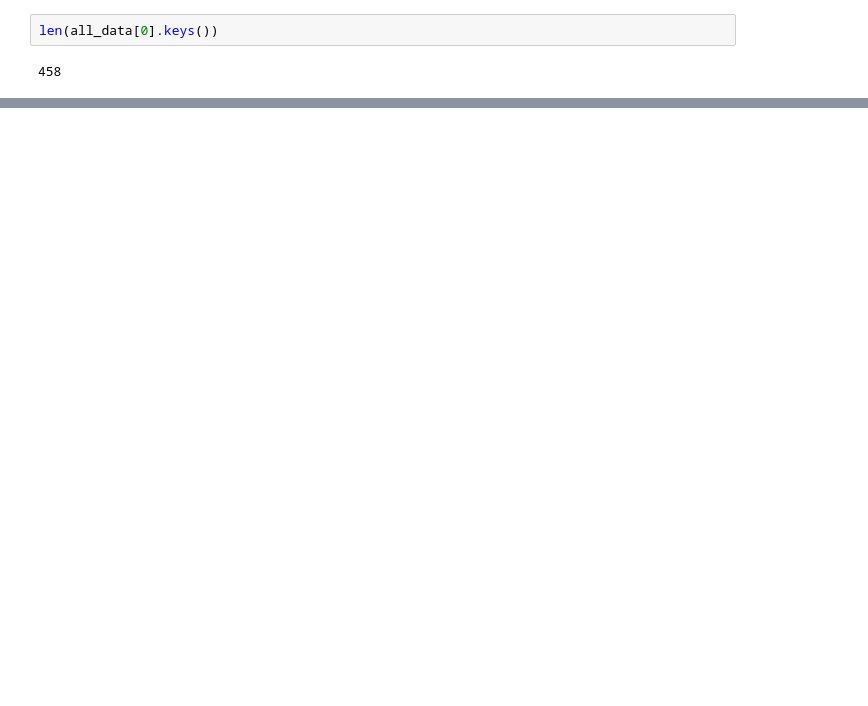
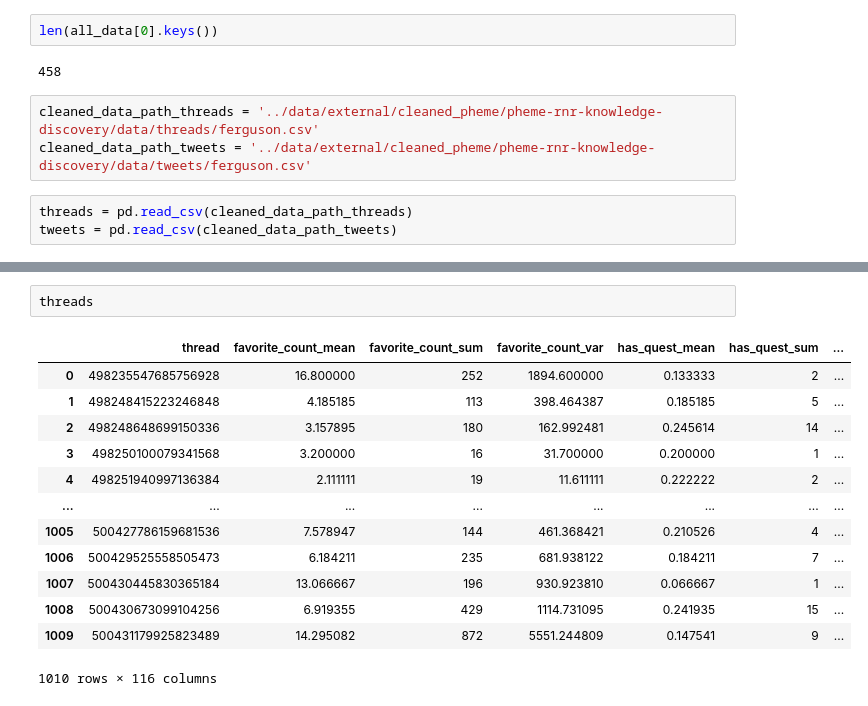
Before and after one commit to ethan-grinberg/misinformation-cluster-analysis, a Jupyter notebook: notebooks/8-ebg-explore-pheme.ipynb, the cells around one changed output, grey strips where cells are left out. Drawn from its saved outputs; the diff is of its cells as text; blank space fills up the shorter version.

Commit message:
looked at cleaned pheme data

```diff
--- a/notebooks/8-ebg-explore-pheme.ipynb
+++ b/notebooks/8-ebg-explore-pheme.ipynb
@@ -68,3 +83,9 @@ all_data
 len(all_data[0].keys())
 # %% [output]
 458
+# %%
+cleaned_data_path_threads = '../data/external/cleaned_pheme/pheme-rnr-knowledge-discovery/data/threads/ferguson.csv'
+cleaned_data_path_tweets = '../data/external/cleaned_pheme/pheme-rnr-knowledge-discovery/data/tweets/ferguson.csv'
+# %%
+threads = pd.read_csv(cleaned_data_path_threads)
+tweets = pd.read_csv(cleaned_data_path_tweets)
@@ -70,0 +108,16 @@ len(all_data[0].keys())
+# %%
+threads
+# %% [output]
+|  | thread | favorite_count_mean | favorite_count_sum | favorite_count_var | has_quest_mean | has_quest_sum | ... |
+| 0 | 498235547685756928 | 16.800000 | 252 | 1894.600000 | 0.133333 | 2 | ... |
+| 1 | 498248415223246848 | 4.185185 | 113 | 398.464387 | 0.185185 | 5 | ... |
+| 2 | 498248648699150336 | 3.157895 | 180 | 162.992481 | 0.245614 | 14 | ... |
+| 3 | 498250100079341568 | 3.200000 | 16 | 31.700000 | 0.200000 | 1 | ... |
+| 4 | 498251940997136384 | 2.111111 | 19 | 11.611111 | 0.222222 | 2 | ... |
+| ... | ... | ... | ... | ... | ... | ... | ... |
+| 1005 | 500427786159681536 | 7.578947 | 144 | 461.368421 | 0.210526 | 4 | ... |
+| 1006 | 500429525558505473 | 6.184211 | 235 | 681.938122 | 0.184211 | 7 | ... |
+| 1007 | 500430445830365184 | 13.066667 | 196 | 930.923810 | 0.066667 | 1 | ... |
+| 1008 | 500430673099104256 | 6.919355 | 429 | 1114.731095 | 0.241935 | 15 | ... |
+| 1009 | 500431179925823489 | 14.295082 | 872 | 5551.244809 | 0.147541 | 9 | ... |
+1010 rows × 116 columns
```
Also changed, not shown: parts of 7 cells of this notebook.
